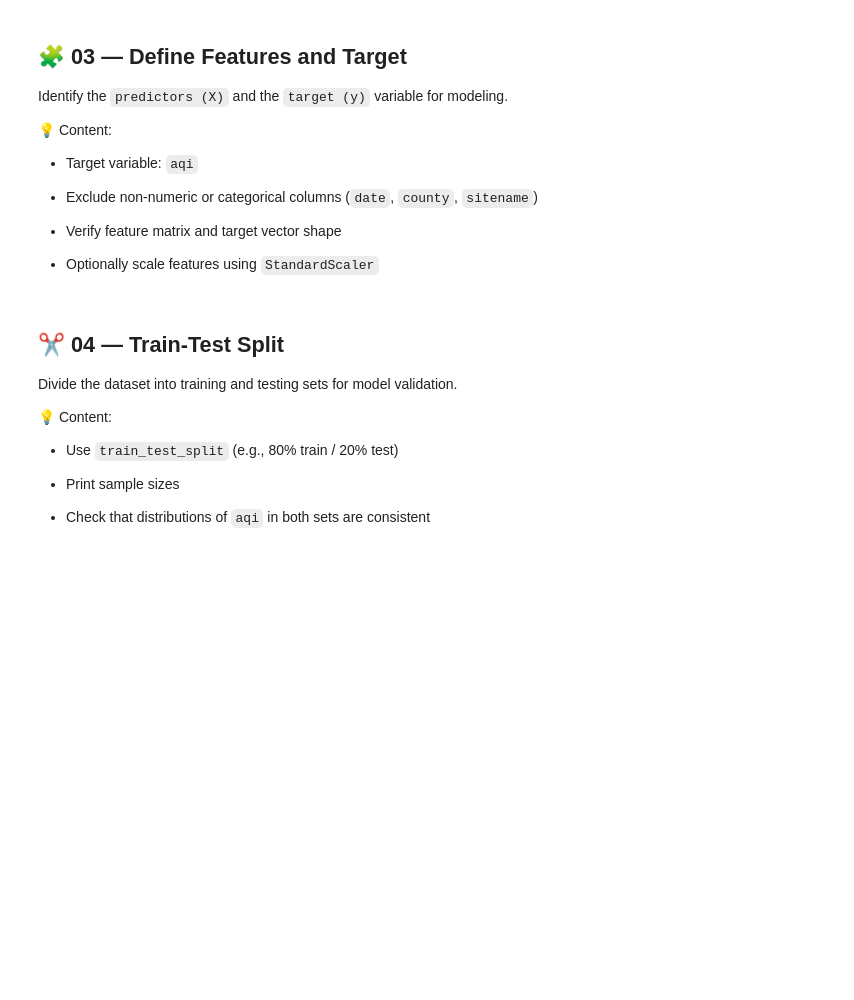
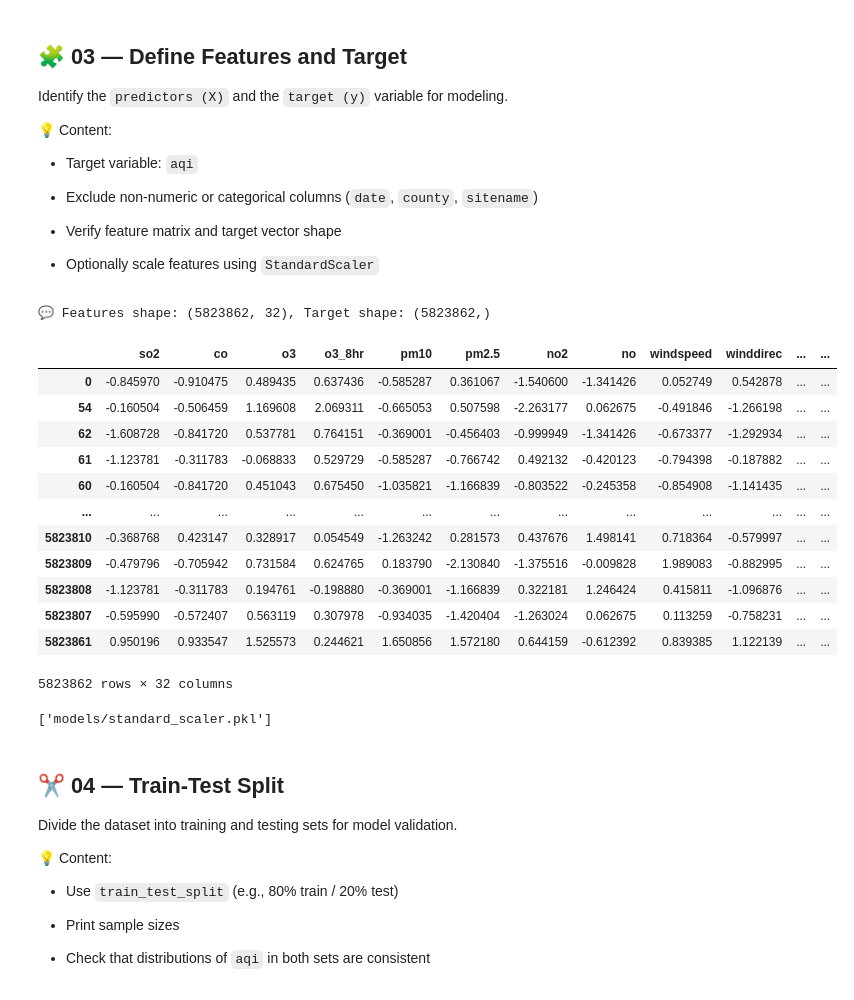
Before and after one commit to chgwyellow/air_pollution_analysis, a Jupyter notebook: notebook/03_baseline_modeling.ipynb, the cells around one changed output. Drawn from its saved outputs; the diff is of its cells as text; code cells hidden in the pictures; blank space fills up the shorter version.

Commit message:
Finish define features and target.

```diff
--- a/notebook/03_baseline_modeling.ipynb
+++ b/notebook/03_baseline_modeling.ipynb
@@ -50,16 +50,16 @@ and prepare it for modeling.
 df = load_cleaned_data("Taiwan")
 
 # clip the pollutants
-df_clip = clip_pollutants(df.copy())
+df = clip_pollutants(df.copy())
 
 # Add the rolling columns
-df_rolling = add_rolling_features(df_clip)
+df = add_rolling_features(df)
 
 # Set iqr
-df_iqr = handle_outliers_iqr(df_rolling)
+df = handle_outliers_iqr(df)
 
 # smooth the skewes
-df_log = log_transform_features(df_iqr)
+df = log_transform_features(df)
 # %% [output]
 📂 Loading CSV: C:\Users\dinni\OneDrive\桌面\air_pollution\data\processed\Taiwan.csv
 ✅ Read CSV successfully! Shape: (5823862, 25)
@@ -122,3 +109,18 @@ Identify the `predictors (X)` and the `target (y)` variable for modeling.
 - Verify feature matrix and target vector shape
 
 - Optionally scale features using `StandardScaler`
+# %%
+# The target is aqi
+df.dropna(subset=["aqi"], inplace=True)
+y = df["aqi"]
+# %%
+# Establish X
+X = df.drop(columns=["date", "county", "sitename", "status", "aqi", "season"])
+
+# Fill the na with 0
+X = X.fillna(0)
+# %%
+# Check the X and y shape
+info(f"Features shape: {X.shape}, Target shape: {y.shape}")
+# %% [output]
+💬 Features shape: (5823862, 32), Target shape: (5823862,)
@@ -125,3 +130,27 @@ Identify the `predictors (X)` and the `target (y)` variable for modeling.
+# %%
+scaler = StandardScaler()
+X_scaled = scaler.fit_transform(X)
+X_scaled = pd.DataFrame(X_scaled, columns=X.columns, index=X.index)
+X_scaled
+# %% [output]
+|  | so2 | co | o3 | o3_8hr | pm10 | pm2.5 | no2 | no | windspeed | winddirec | ... | ... |
+| 0 | -0.845970 | -0.910475 | 0.489435 | 0.637436 | -0.585287 | 0.361067 | -1.540600 | -1.341426 | 0.052749 | 0.542878 | ... | ... |
+| 54 | -0.160504 | -0.506459 | 1.169608 | 2.069311 | -0.665053 | 0.507598 | -2.263177 | 0.062675 | -0.491846 | -1.266198 | ... | ... |
+| 62 | -1.608728 | -0.841720 | 0.537781 | 0.764151 | -0.369001 | -0.456403 | -0.999949 | -1.341426 | -0.673377 | -1.292934 | ... | ... |
+| 61 | -1.123781 | -0.311783 | -0.068833 | 0.529729 | -0.585287 | -0.766742 | 0.492132 | -0.420123 | -0.794398 | -0.187882 | ... | ... |
+| 60 | -0.160504 | -0.841720 | 0.451043 | 0.675450 | -1.035821 | -1.166839 | -0.803522 | -0.245358 | -0.854908 | -1.141435 | ... | ... |
+| ... | ... | ... | ... | ... | ... | ... | ... | ... | ... | ... | ... | ... |
+| 5823810 | -0.368768 | 0.423147 | 0.328917 | 0.054549 | -1.263242 | 0.281573 | 0.437676 | 1.498141 | 0.718364 | -0.579997 | ... | ... |
+| 5823809 | -0.479796 | -0.705942 | 0.731584 | 0.624765 | 0.183790 | -2.130840 | -1.375516 | -0.009828 | 1.989083 | -0.882995 | ... | ... |
+| 5823808 | -1.123781 | -0.311783 | 0.194761 | -0.198880 | -0.369001 | -1.166839 | 0.322181 | 1.246424 | 0.415811 | -1.096876 | ... | ... |
+| 5823807 | -0.595990 | -0.572407 | 0.563119 | 0.307978 | -0.934035 | -1.420404 | -1.263024 | 0.062675 | 0.113259 | -0.758231 | ... | ... |
+| 5823861 | 0.950196 | 0.933547 | 1.525573 | 0.244621 | 1.650856 | 1.572180 | 0.644159 | -0.612392 | 0.839385 | 1.122139 | ... | ... |
+5823862 rows × 32 columns
+# %%
+import joblib
+joblib.dump(scaler, "models/standard_scaler.pkl")
+# %% [output]
+['models/standard_scaler.pkl']
 # %% [markdown]
 ## ✂️ 04 — Train-Test Split
 
```
Also changed, not shown: parts of 7 cells of this notebook, 2 other files.
